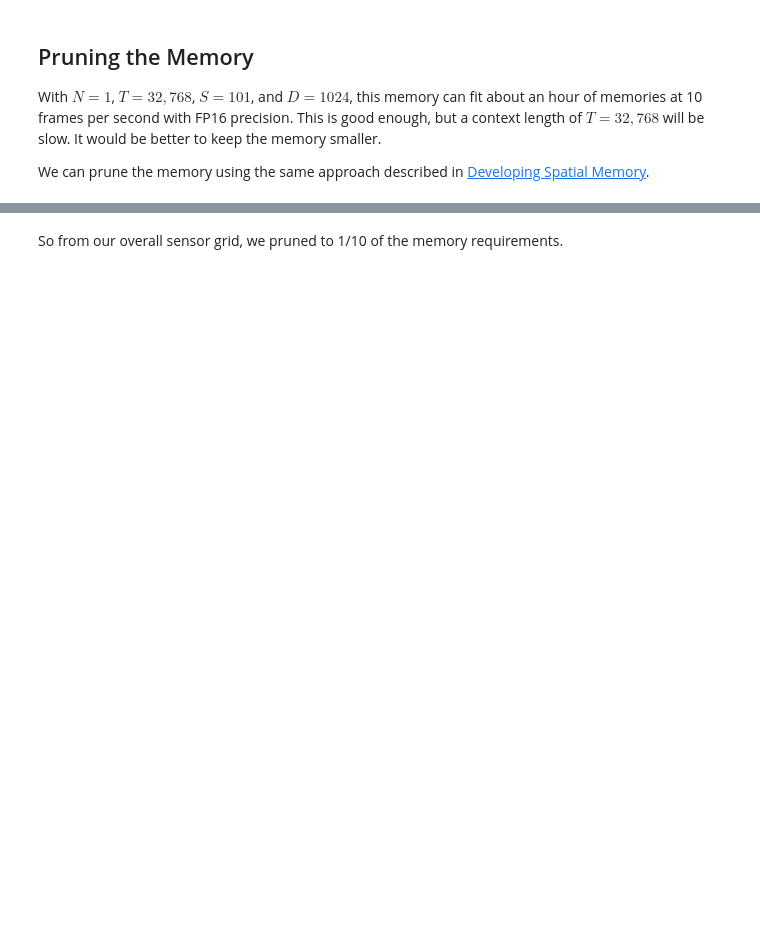
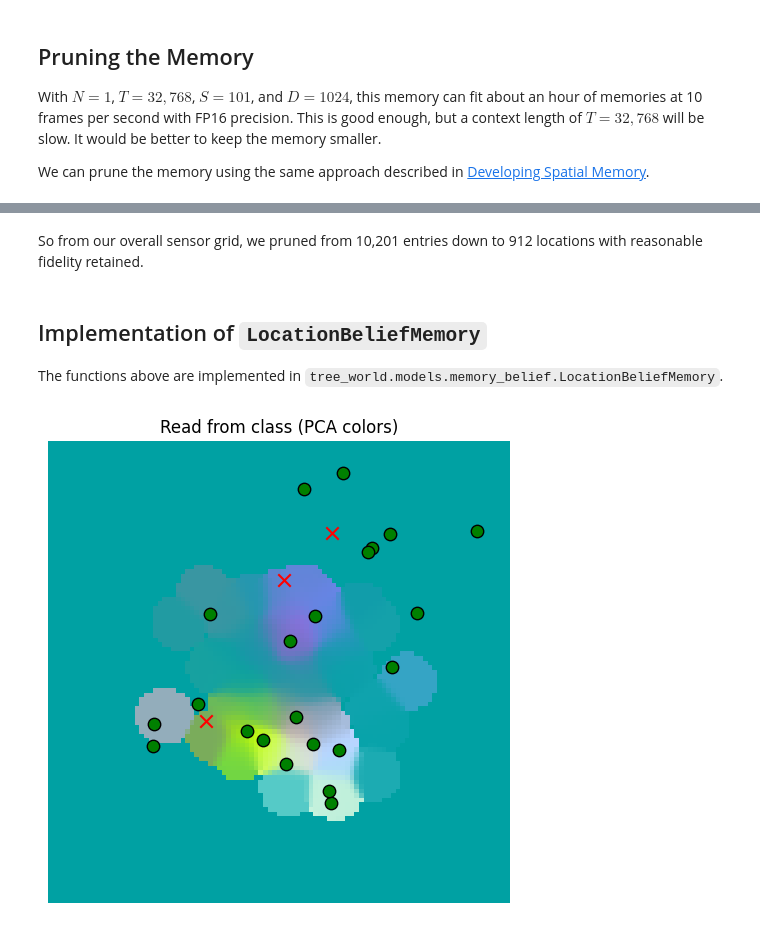
Before and after one commit to hypernicon/tree-world, a Jupyter notebook: notebook/belief-maps.ipynb, the cells around one changed output, grey strips where cells are left out. Saved outputs shown, nothing was run; the diff lists cells and outputs as text; code cells hidden in the pictures; blank space fills up the shorter version.

Commit message:
added LocationBeliefMemory class

```diff
--- a/notebook/belief-maps.ipynb
+++ b/notebook/belief-maps.ipynb
@@ -878,2 +878,20 @@ pruned_memory_read.shape: torch.Size([1, 10201, 1024])
 # %% [markdown]
-So from our overall sensor grid, we pruned to 1/10 of the memory requirements.
+So from our overall sensor grid, we pruned from 10,201 entries down to 912 locations with reasonable fidelity retained.
+# %% [markdown]
+## Implementation of `LocationBeliefMemory`
+
+The functions above are implemented in `tree_world.models.memory_belief.LocationBeliefMemory`.
+# %%
+from tree_world.models.memory_belief import LocationBeliefMemory
+
+memory = LocationBeliefMemory(location_dim=2, sensory_dim=1024, embed_dim=1024)
+
+memory.write(random_location_beliefs.view(1, -1, S, S), random_sensor_values.view(1, -1, 1024))
+
+read_from_class = memory.read(
+    all_location_beliefs.view(1, -1, S, S),
+)
+
+_ = plot_sensor_field(read_from_class.squeeze(0), "Read from class")
+# %% [output]
+[figure, added]
```
Also changed, not shown: parts of 19 cells of this notebook, 1 other file.
